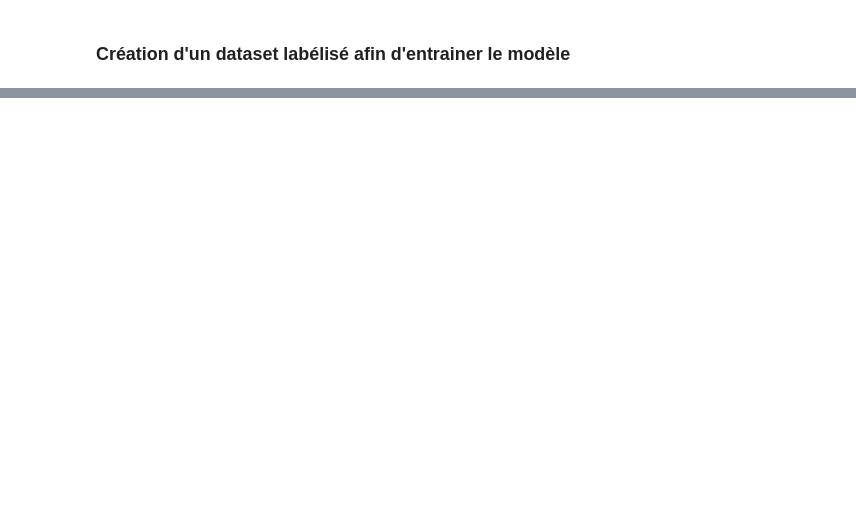
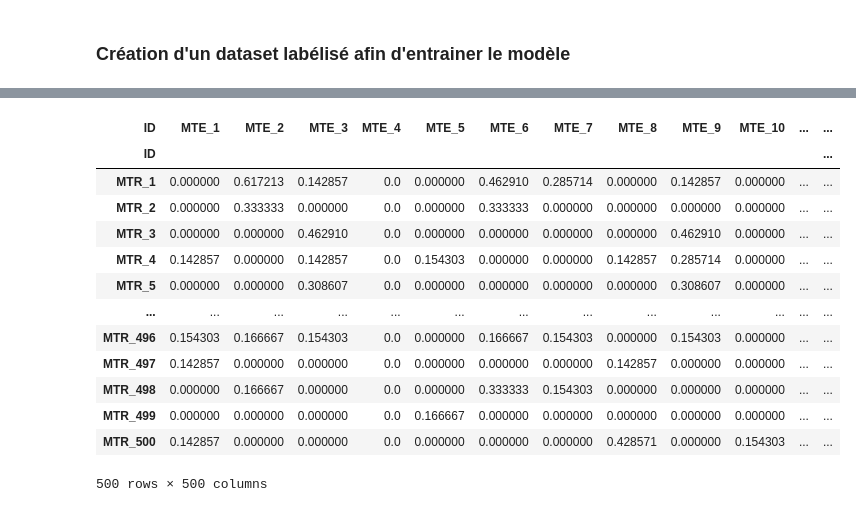
Before and after one commit to MariefloChm/Projet_intensif, a Jupyter notebook: generate_data.ipynb, the cells around one changed output, grey strips where cells are left out. Saved outputs shown, nothing was run; the diff lists cells and outputs as text; code cells hidden in the pictures; blank space fills up the shorter version.

```diff
--- a/generate_data.ipynb
+++ b/generate_data.ipynb
@@ -461,0 +368,4 @@ resultat = pd.DataFrame({ "Mentor": mentor_idéal_list, "Mentor_id":mentor_id_li
+# %%
+mentors_data,mentorees_data, simil_mat= get_matching_data(df)
+# %%
+res, mat_score= get_matching_result(mentors_data, mentorees_data, simil_mat)
@@ -593,0 +412,17 @@ final_res
+# %%
+mat_score
+# %% [output]
+| ID | MTE_1 | MTE_2 | MTE_3 | MTE_4 | MTE_5 | MTE_6 | MTE_7 | MTE_8 | MTE_9 | MTE_10 | ... | ... |
+| ID |  |  |  |  |  |  |  |  |  |  |  | ... |
+| MTR_1 | 0.000000 | 0.617213 | 0.142857 | 0.0 | 0.000000 | 0.462910 | 0.285714 | 0.000000 | 0.142857 | 0.000000 | ... | ... |
+| MTR_2 | 0.000000 | 0.333333 | 0.000000 | 0.0 | 0.000000 | 0.333333 | 0.000000 | 0.000000 | 0.000000 | 0.000000 | ... | ... |
+| MTR_3 | 0.000000 | 0.000000 | 0.462910 | 0.0 | 0.000000 | 0.000000 | 0.000000 | 0.000000 | 0.462910 | 0.000000 | ... | ... |
+| MTR_4 | 0.142857 | 0.000000 | 0.142857 | 0.0 | 0.154303 | 0.000000 | 0.000000 | 0.142857 | 0.285714 | 0.000000 | ... | ... |
+| MTR_5 | 0.000000 | 0.000000 | 0.308607 | 0.0 | 0.000000 | 0.000000 | 0.000000 | 0.000000 | 0.308607 | 0.000000 | ... | ... |
+| ... | ... | ... | ... | ... | ... | ... | ... | ... | ... | ... | ... | ... |
+| MTR_496 | 0.154303 | 0.166667 | 0.154303 | 0.0 | 0.000000 | 0.166667 | 0.154303 | 0.000000 | 0.154303 | 0.000000 | ... | ... |
+| MTR_497 | 0.142857 | 0.000000 | 0.000000 | 0.0 | 0.000000 | 0.000000 | 0.000000 | 0.142857 | 0.000000 | 0.000000 | ... | ... |
+| MTR_498 | 0.000000 | 0.166667 | 0.000000 | 0.0 | 0.000000 | 0.333333 | 0.154303 | 0.000000 | 0.000000 | 0.000000 | ... | ... |
+| MTR_499 | 0.000000 | 0.000000 | 0.000000 | 0.0 | 0.166667 | 0.000000 | 0.000000 | 0.000000 | 0.000000 | 0.000000 | ... | ... |
+| MTR_500 | 0.142857 | 0.000000 | 0.000000 | 0.0 | 0.000000 | 0.000000 | 0.000000 | 0.428571 | 0.000000 | 0.154303 | ... | ... |
+500 rows × 500 columns
```
Also changed, not shown: parts of 29 cells of this notebook.
